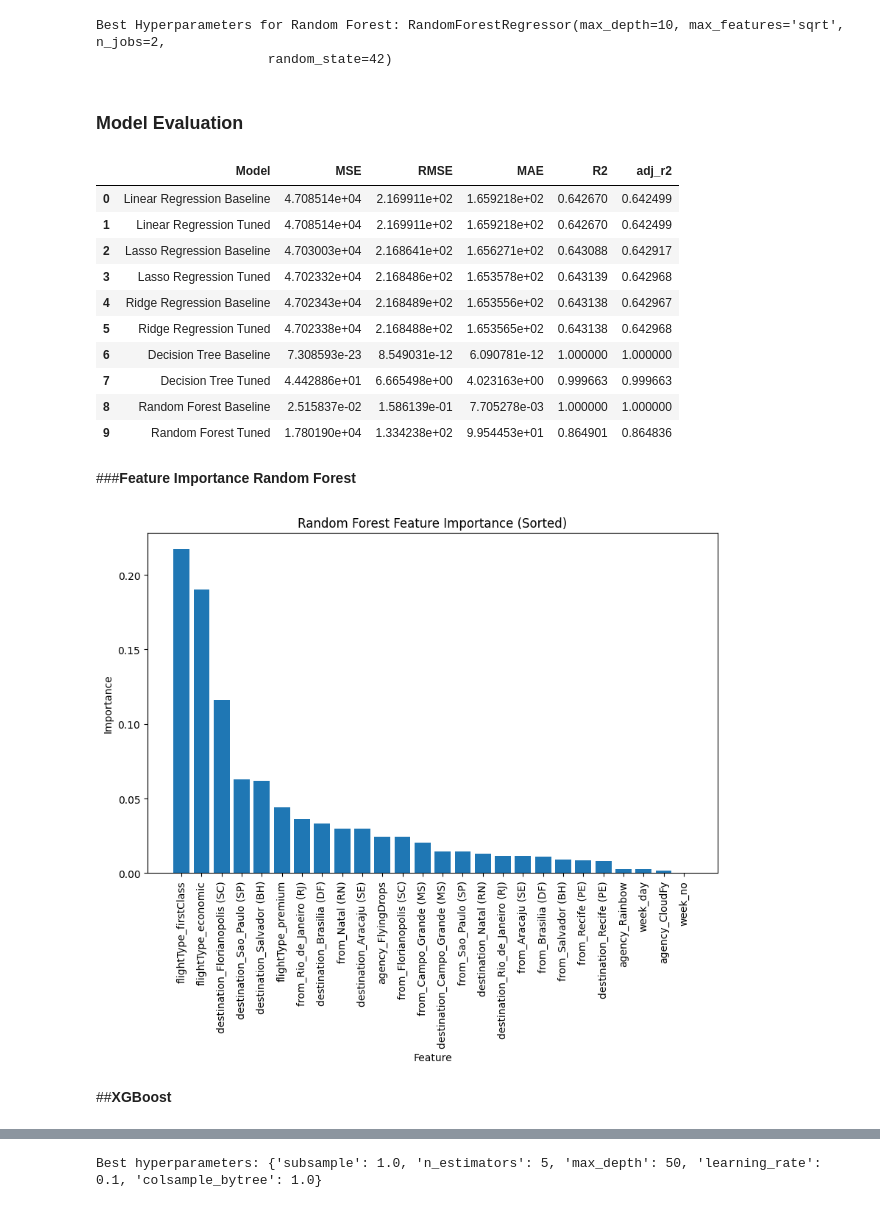
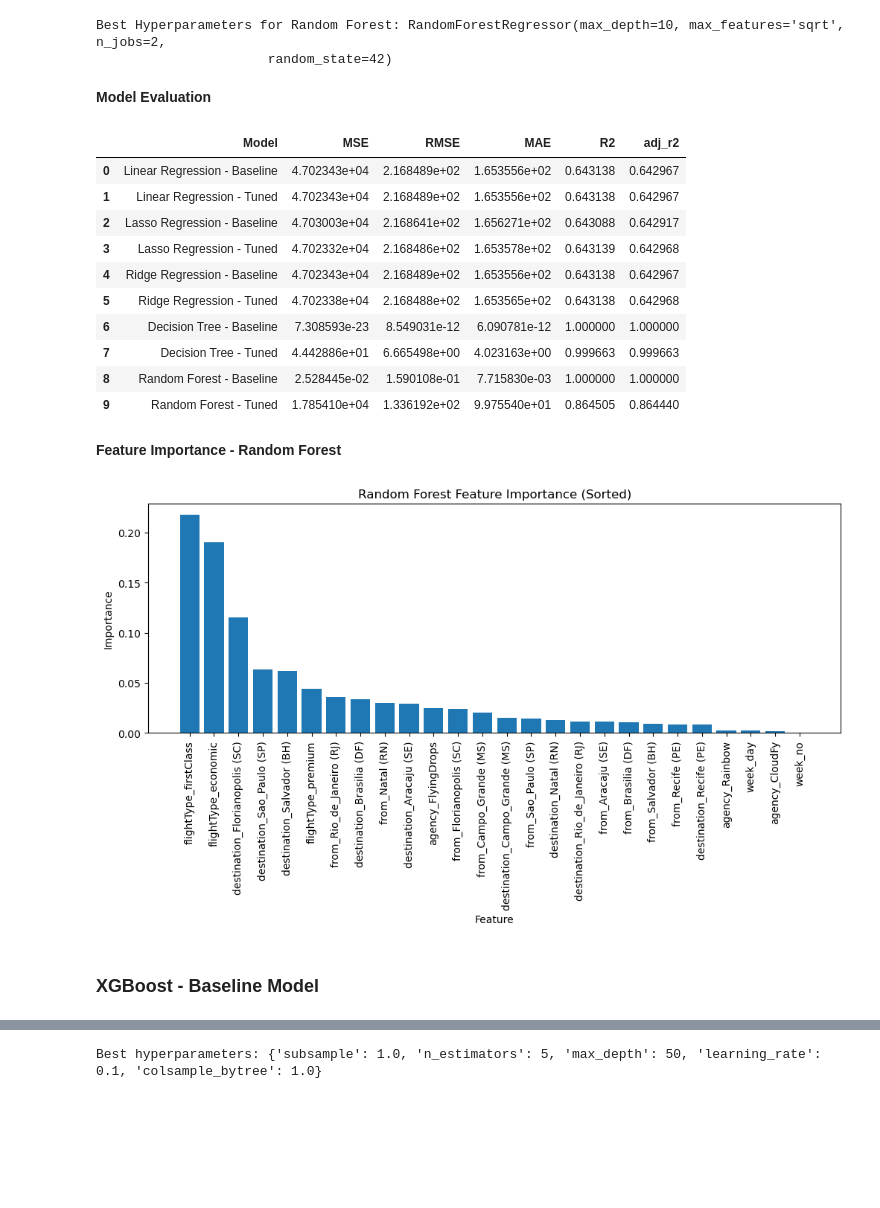
Before and after one commit to AimanSahay/MLOps-Project, a Jupyter notebook: Flight_Prediction_Model.ipynb, the cells around one changed output, grey strips where cells are left out. Saved outputs shown, nothing was run; the diff lists cells and outputs as text; code cells hidden in the pictures; blank space fills up the shorter version.

```diff
--- a/Flight_Prediction_Model.ipynb
+++ b/Flight_Prediction_Model.ipynb
@@ -744,3 +709,3 @@ df.shape
 # %%
-final_df1=df
+final_df1 = df.copy()
 # %%
@@ -764,4 +729,4 @@ Data columns (total 33 columns):
 dtypes: UInt32(1), bool(24), float64(4), int32(4)
 memory usage: 20.0 MB
 # %%
-final_df1= df.drop(columns=['time','flight_speed','month','year','distance'],axis=1)
+final_df1 = final_df1.drop(columns=['time','flight_speed','month','year','distance'],axis=1)
@@ -1423,10 +1381,7 @@ print("Best Hyperparameters for Random Forest:", grid_search_rf.best_estimator_)
 Best Hyperparameters for Random Forest: RandomForestRegressor(max_depth=10, max_features='sqrt', n_jobs=2,
                       random_state=42)
 # %% [markdown]
-
-
-
-### **Model Evaluation**
+**Model Evaluation**
 # %%
 # Evaluate the best model
 y_pred_rf_tuned = best_rf_model.predict(X_test1)
@@ -1437,46 +1392,44 @@ rmse_rf_tuned = np.sqrt(mse_rf_tuned)
 r2_rf_tuned = r2_score(y_test1, y_pred_rf_tuned)
 adj_r2_rf_tuned = 1 - ((1 - r2_rf_tuned) * (n - 1) / (n - p - 1))
 
-model = pd.DataFrame([['Random Forest Tuned',  mse_rf_tuned,rmse_rf_tuned,mae_rf_tuned, r2_rf_tuned,adj_r2_rf_tuned]],
+model = pd.DataFrame([['Random Forest - Tuned',  mse_rf_tuned,rmse_rf_tuned,mae_rf_tuned, r2_rf_tuned,adj_r2_rf_tuned]],
                columns = ['Model', 'MSE', 'RMSE', 'MAE', 'R2','adj_r2'])
 
 model_result = pd.concat([model_result,model],axis=0,ignore_index = True)
 model_result
 # %% [output]
 |  | Model | MSE | RMSE | MAE | R2 | adj_r2 |
-| 0 | Linear Regression Baseline | 4.708514e+04 | 2.169911e+02 | 1.659218e+02 | 0.642670 | 0.642499 |
-| 1 | Linear Regression Tuned | 4.708514e+04 | 2.169911e+02 | 1.659218e+02 | 0.642670 | 0.642499 |
-| 2 | Lasso Regression Baseline | 4.703003e+04 | 2.168641e+02 | 1.656271e+02 | 0.643088 | 0.642917 |
-| 3 | Lasso Regression Tuned | 4.702332e+04 | 2.168486e+02 | 1.653578e+02 | 0.643139 | 0.642968 |
-| 4 | Ridge Regression Baseline | 4.702343e+04 | 2.168489e+02 | 1.653556e+02 | 0.643138 | 0.642967 |
-| 5 | Ridge Regression Tuned | 4.702338e+04 | 2.168488e+02 | 1.653565e+02 | 0.643138 | 0.642968 |
-| 6 | Decision Tree Baseline | 7.308593e-23 | 8.549031e-12 | 6.090781e-12 | 1.000000 | 1.000000 |
-| 7 | Decision Tree Tuned | 4.442886e+01 | 6.665498e+00 | 4.023163e+00 | 0.999663 | 0.999663 |
-| 8 | Random Forest Baseline | 2.515837e-02 | 1.586139e-01 | 7.705278e-03 | 1.000000 | 1.000000 |
-| 9 | Random Forest Tuned | 1.780190e+04 | 1.334238e+02 | 9.954453e+01 | 0.864901 | 0.864836 |
+| 0 | Linear Regression - Baseline | 4.702343e+04 | 2.168489e+02 | 1.653556e+02 | 0.643138 | 0.642967 |
+| 1 | Linear Regression - Tuned | 4.702343e+04 | 2.168489e+02 | 1.653556e+02 | 0.643138 | 0.642967 |
+| 2 | Lasso Regression - Baseline | 4.703003e+04 | 2.168641e+02 | 1.656271e+02 | 0.643088 | 0.642917 |
+| 3 | Lasso Regression - Tuned | 4.702332e+04 | 2.168486e+02 | 1.653578e+02 | 0.643139 | 0.642968 |
+| 4 | Ridge Regression - Baseline | 4.702343e+04 | 2.168489e+02 | 1.653556e+02 | 0.643138 | 0.642967 |
+| 5 | Ridge Regression - Tuned | 4.702338e+04 | 2.168488e+02 | 1.653565e+02 | 0.643138 | 0.642968 |
+| 6 | Decision Tree - Baseline | 7.308593e-23 | 8.549031e-12 | 6.090781e-12 | 1.000000 | 1.000000 |
+| 7 | Decision Tree - Tuned | 4.442886e+01 | 6.665498e+00 | 4.023163e+00 | 0.999663 | 0.999663 |
+| 8 | Random Forest - Baseline | 2.528445e-02 | 1.590108e-01 | 7.715830e-03 | 1.000000 | 1.000000 |
+| 9 | Random Forest - Tuned | 1.785410e+04 | 1.336192e+02 | 9.975540e+01 | 0.864505 | 0.864440 |
 # %% [markdown]
-###**Feature Importance Random Forest**
+**Feature Importance - Random Forest**
 # %%
 feature_importances_rf_reg = best_rf_model.feature_importances_
 # %%
-import matplotlib.pyplot as plt
-
 # Define feature names
-feature_names = X1.columns.tolist()  # Assuming X_train is a DataFrame
+feature_names = X1.columns.tolist()
 
 # Zip feature names and importances
 feature_importances_sorted = sorted(zip(feature_names, feature_importances_rf_reg), key=lambda x: x[1], reverse=True)
 sorted_features, sorted_importances = zip(*feature_importances_sorted)
 
 # Create bar plot
-plt.figure(figsize=(10, 6))
+plt.figure(figsize=(12, 4))
 plt.bar(range(len(sorted_importances)), sorted_importances, align='center')
 plt.xticks(range(len(sorted_importances)), sorted_features, rotation=90)
 plt.xlabel('Feature')
 plt.ylabel('Importance')
 plt.title('Random Forest Feature Importance (Sorted)')
 plt.show()
 # %% [output]
-[figure, old version]
+[figure, new version]
 # %% [markdown]
-##**XGBoost**
+### **XGBoost - Baseline Model**
```
Also changed, not shown: parts of 152 cells of this notebook.
